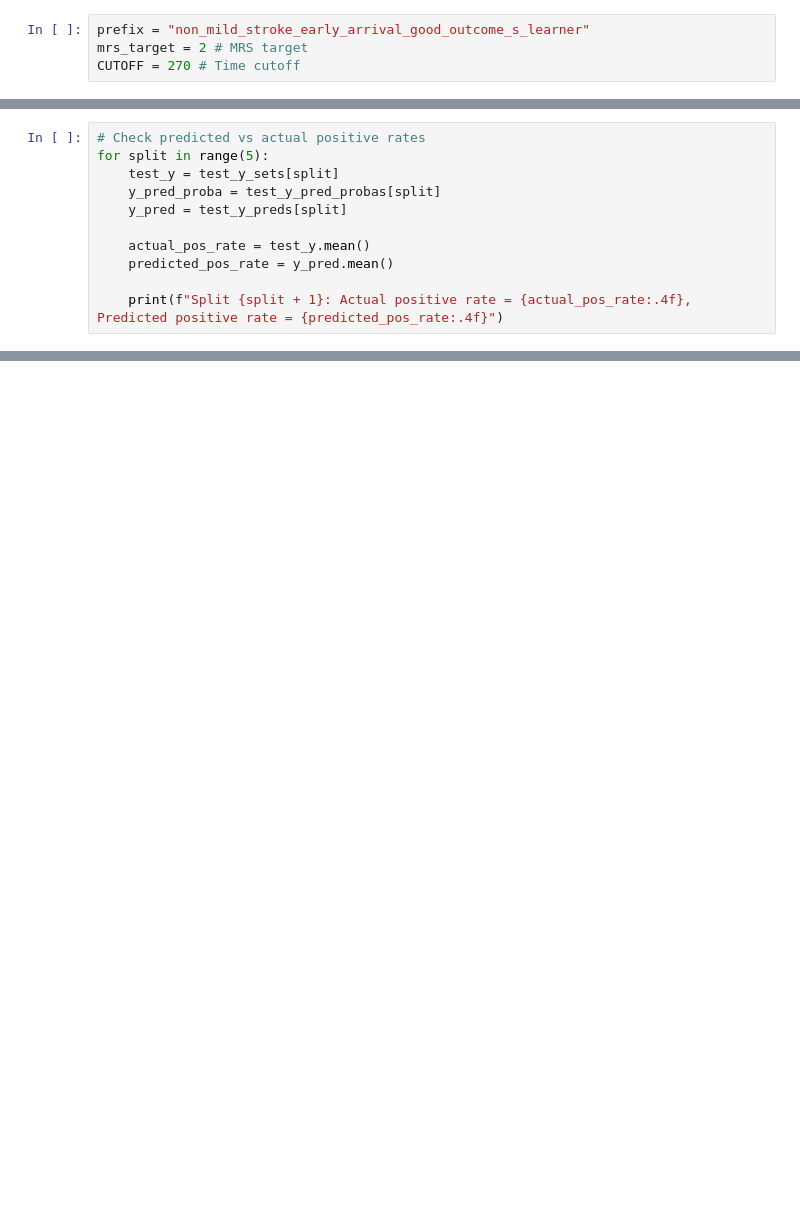
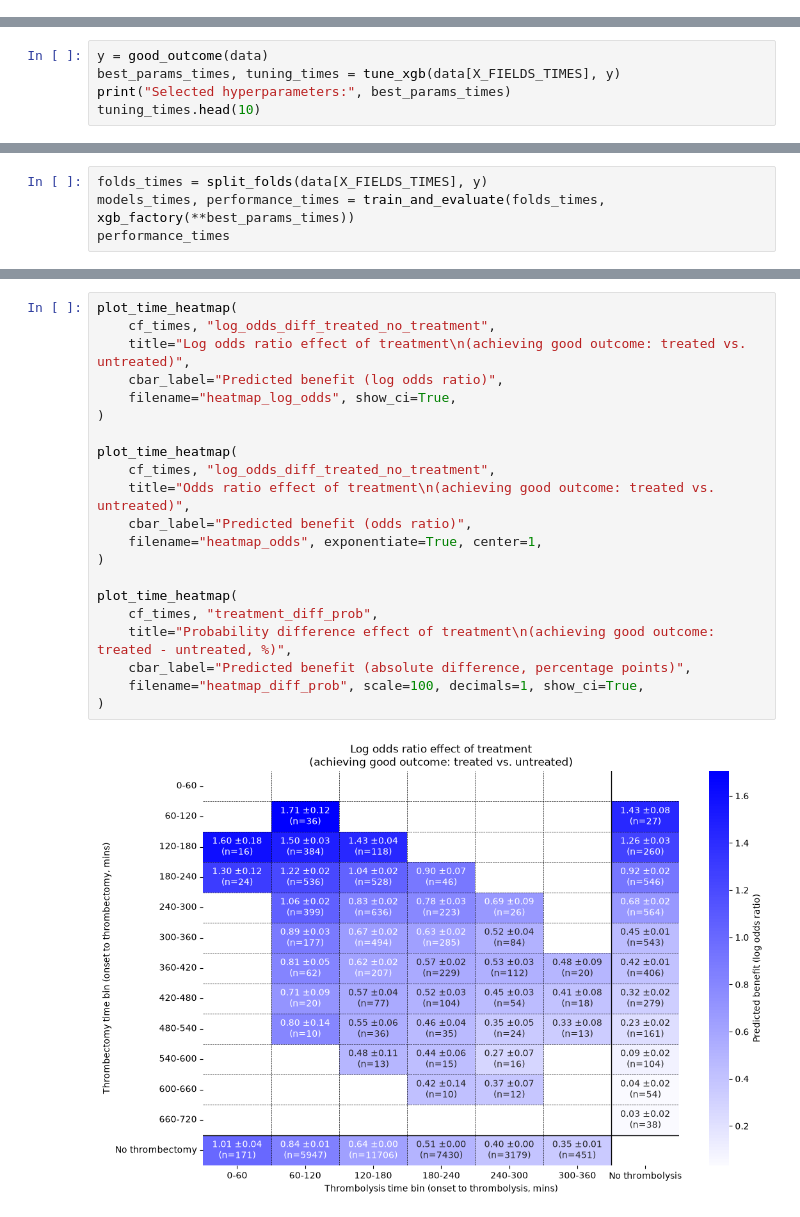
Before and after one commit to samuel-book/samuel-3, a Jupyter notebook: 5_ml_s_learner/01_non_mild_thrombolysis_thrombectomy_s_learner_good_outcome.ipynb, the cells around one changed output, grey strips where cells are left out. Cells and saved outputs as stored; diff of their text form; blank space fills up the shorter version.

```diff
--- a/5_ml_s_learner/01_non_mild_thrombolysis_thrombectomy_s_learner_good_outcome.ipynb
+++ b/5_ml_s_learner/01_non_mild_thrombolysis_thrombectomy_s_learner_good_outcome.ipynb
@@ -68,4 +0,0 @@ warnings.filterwarnings("ignore")
-# %%
-prefix = "non_mild_stroke_early_arrival_good_outcome_s_learner"
-mrs_target = 2 # MRS target
-CUTOFF = 270 # Time cutoff
@@ -1460,11 +0,0 @@ Split 5: AUC = 0.7442, Balanced Accuracy = 0.6222
-# %%
-# Check predicted vs actual positive rates
-for split in range(5):
-    test_y = test_y_sets[split]
-    y_pred_proba = test_y_pred_probas[split]
-    y_pred = test_y_preds[split]
-
-    actual_pos_rate = test_y.mean()
-    predicted_pos_rate = y_pred.mean()
-
-    print(f"Split {split + 1}: Actual positive rate = {actual_pos_rate:.4f}, Predicted positive rate = {predicted_pos_rate:.4f}")
@@ -1837,0 +455,5 @@ plt.show()
+# %%
+y = good_outcome(data)
+best_params_times, tuning_times = tune_xgb(data[X_FIELDS_TIMES], y)
+print("Selected hyperparameters:", best_params_times)
+tuning_times.head(10)
@@ -1837,0 +477,4 @@ plt.show()
+# %%
+folds_times = split_folds(data[X_FIELDS_TIMES], y)
+models_times, performance_times = train_and_evaluate(folds_times, xgb_factory(**best_params_times))
+performance_times
@@ -1837,0 +724,23 @@ plt.show()
+# %%
+plot_time_heatmap(
+    cf_times, "log_odds_diff_treated_no_treatment",
+    title="Log odds ratio effect of treatment\n(achieving good outcome: treated vs. untreated)",
+    cbar_label="Predicted benefit (log odds ratio)",
+    filename="heatmap_log_odds", show_ci=True,
+)
+
+plot_time_heatmap(
+    cf_times, "log_odds_diff_treated_no_treatment",
+    title="Odds ratio effect of treatment\n(achieving good outcome: treated vs. untreated)",
+    cbar_label="Predicted benefit (odds ratio)",
+    filename="heatmap_odds", exponentiate=True, center=1,
+)
+
+plot_time_heatmap(
+    cf_times, "treatment_diff_prob",
+    title="Probability difference effect of treatment\n(achieving good outcome: treated - untreated, %)",
+    cbar_label="Predicted benefit (absolute difference, percentage points)",
+    filename="heatmap_diff_prob", scale=100, decimals=1, show_ci=True,
+)
+# %% [output]
+[figure, added]
```
Also changed, not shown: parts of 137 cells of this notebook, 5 other files.
